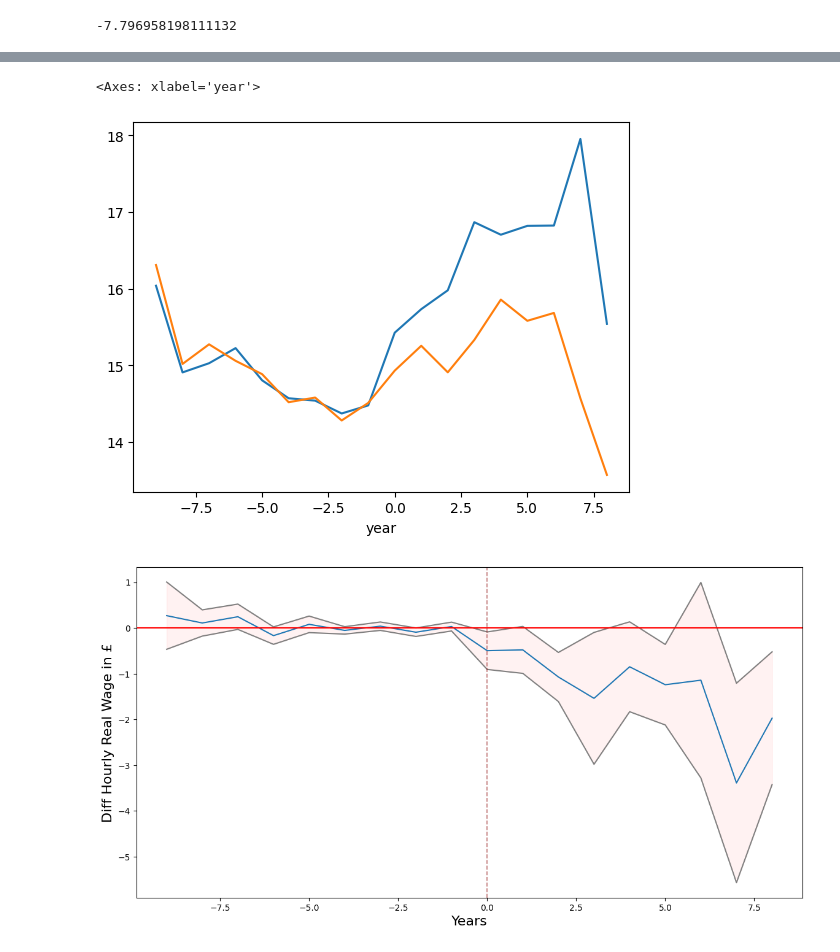
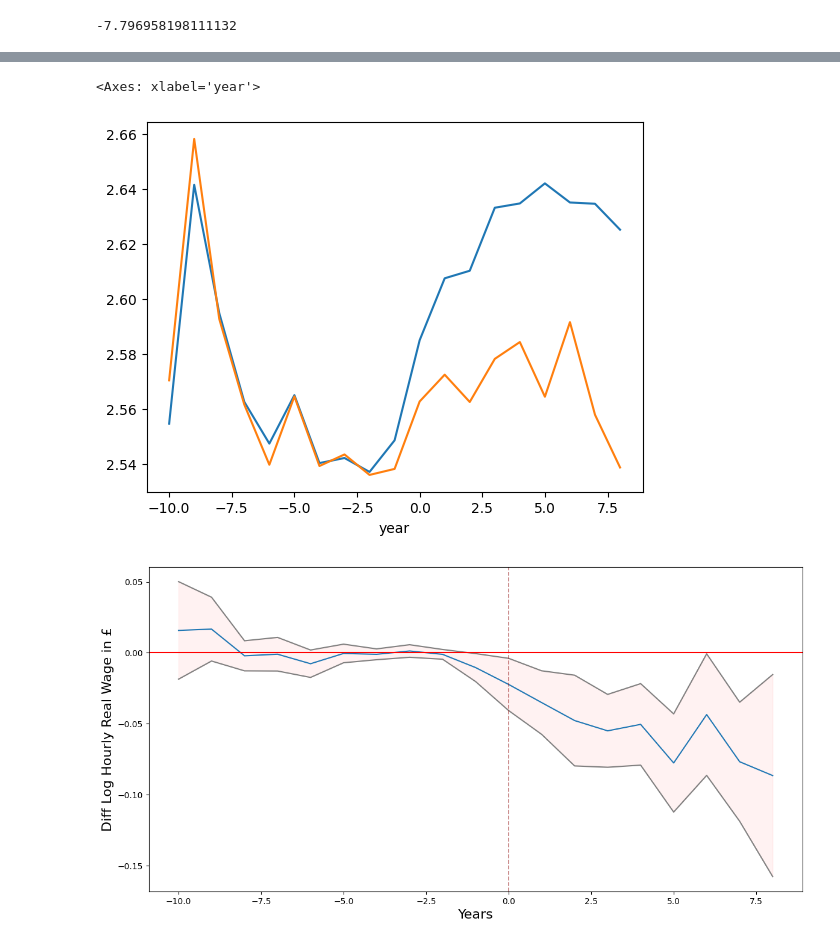
Before and after one commit to centre-for-care/costofcare, a Jupyter notebook: parallalel_isc.ipynb, the cells around one changed output, grey strips where cells are left out. Cells and saved outputs as stored; diff of their text form; code cells hidden in the pictures.

Commit message:
new main figure

```diff
--- a/parallalel_isc.ipynb
+++ b/parallalel_isc.ipynb
@@ -59,8 +59,8 @@ def get_control_clean(c_data, t_data):
     for t_id in t_ids:
         out = {}
         treat_time = t_data[t_data.pidp == t_id].year_treated.unique()[0]
-        treat = t_data[t_data.pidp == t_id].pivot_table(index='year', columns='pidp', values='wage_h_deflated')
-        control = c_data.pivot_table(index='year', columns='pidp', values='wage_h_deflated')
+        treat = t_data[t_data.pidp == t_id].pivot_table(index='year', columns='pidp', values='log_wage_h_deflated')
+        control = c_data.pivot_table(index='year', columns='pidp', values='log_wage_h_deflated')
         sub_sample = pd.concat([treat, control], axis=1, join="inner") # concat-join-inner ensure using index (year) as key
         out['data'] = sub_sample.dropna(axis=1) # only complete columns
         out['treat_time'] = treat_time
@@ -113,7 +113,7 @@ def get_w(Y_i, Y_0):
                        )
     return weights.x
 
-def sc(x):
+def sc(x, k_n=250):
     data = x['data'].copy()
     t_time = x['treat_time']
     data.sort_index(inplace=True)
@@ -121,7 +121,7 @@ def sc(x):
     df_T0 = data.loc[:-1, :] # this needs to be revised
     Y_0 = df_T0.iloc[:, 0].values
     kdt = KDTree(df_T0.T, leaf_size=30, metric='euclidean')
-    idx = kdt.query(df_T0.T, k=200, return_distance=False)[0, 1:]
+    idx = kdt.query(df_T0.T, k=k_n, return_distance=False)[0, 1:]
     Y_i = df_T0.iloc[:, idx].values
     weights = get_w(Y_i, Y_0)
     synth = data.iloc[:, idx].dot(weights) # synthetic control is now based on the new subset of observations
@@ -178,27 +197,27 @@ ss.mean(axis=1).plot()
 ts.mean(axis=1).plot()
 # %% [output]
 <Axes: xlabel='year'>
-[figure, old version]
+[figure, new version]
 # %%
 import math
 import matplotlib.pyplot as plt
 import matplotlib.ticker as mtick
 from matplotlib.pyplot import figure
 
 figure(figsize=(14, 7))
 differences = pd.concat(out['diffs'], axis=1).sort_index()
 differences.mean(axis=1).plot()
 (differences.mean(axis=1) + (1.96*(differences.std(axis=1)/differences.count(axis=1).apply(math.sqrt)))).plot(color='grey')
 (differences.mean(axis=1) - (1.96*(differences.std(axis=1)/differences.count(axis=1).apply(math.sqrt)))).plot(color='grey')
 differences.count()
 plt.axvline(x=0, linestyle='--', color='darkred', alpha=.5, linewidth=1.25)
 plt.xlabel('Years', fontsize=16)
-plt.ylabel('Diff Hourly Real Wage in £', fontsize=16)
+plt.ylabel('Diff Log Hourly Real Wage in £', fontsize=16)
 plt.axhline(y=0, color='r', linestyle='-')
 plt.fill_between(x=differences.index,
                  y1=differences.mean(axis=1) + (1.96*(differences.std(axis=1)/differences.count(axis=1).apply(math.sqrt))),
                  y2=differences.mean(axis=1) - (1.96*(differences.std(axis=1)/differences.count(axis=1).apply(math.sqrt))),
                      color='red', alpha=0.05)
 plt.show()
 # %% [output]
-[figure, old version]
+[figure, new version]
```
Also changed, not shown: parts of 13 cells of this notebook, 7 other files.
